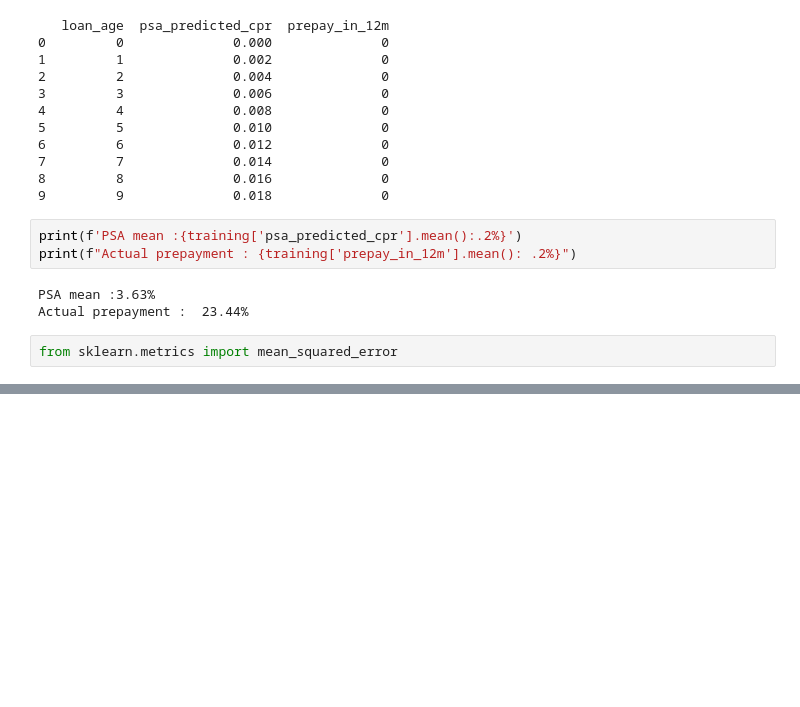
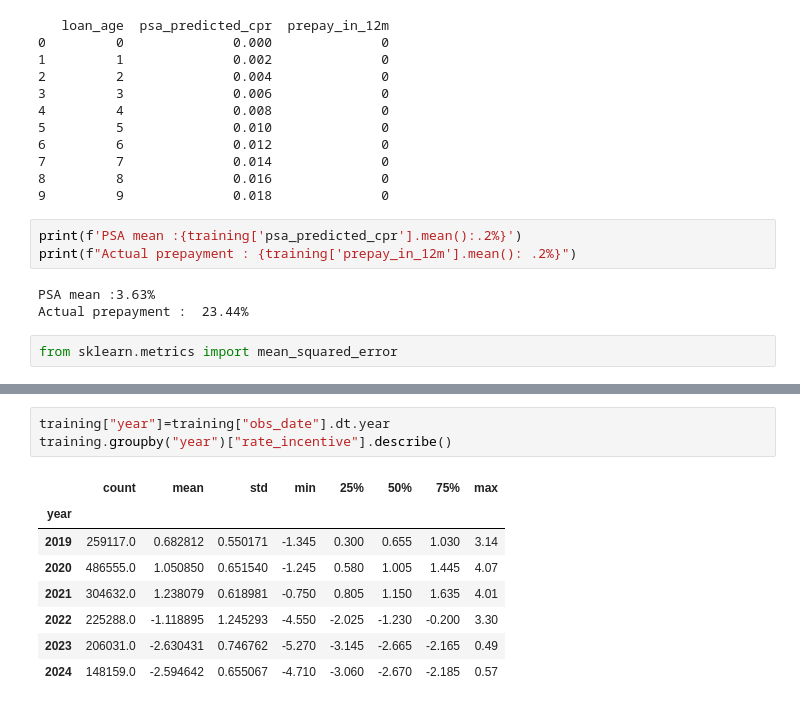
Before and after one commit to dixitbhavin/mbs-prepayment-ml, a Jupyter notebook: 01_load_data.ipynb, the cells around one changed output, grey strips where cells are left out. Saved outputs shown, nothing was run; the diff lists cells and outputs as text; blank space fills up the shorter version.

```diff
--- a/01_load_data.ipynb
+++ b/01_load_data.ipynb
@@ -493,0 +533,12 @@ If we used average prepay speed assumption for every loan RMSE= 0.42
+# %%
+training["year"]=training["obs_date"].dt.year
+training.groupby("year")["rate_incentive"].describe()
+# %% [output]
+|  | count | mean | std | min | 25% | 50% | 75% | max |
+| year |  |  |  |  |  |  |  |  |
+| 2019 | 259117.0 | 0.682812 | 0.550171 | -1.345 | 0.300 | 0.655 | 1.030 | 3.14 |
+| 2020 | 486555.0 | 1.050850 | 0.651540 | -1.245 | 0.580 | 1.005 | 1.445 | 4.07 |
+| 2021 | 304632.0 | 1.238079 | 0.618981 | -0.750 | 0.805 | 1.150 | 1.635 | 4.01 |
+| 2022 | 225288.0 | -1.118895 | 1.245293 | -4.550 | -2.025 | -1.230 | -0.200 | 3.30 |
+| 2023 | 206031.0 | -2.630431 | 0.746762 | -5.270 | -3.145 | -2.665 | -2.165 | 0.49 |
+| 2024 | 148159.0 | -2.594642 | 0.655067 | -4.710 | -3.060 | -2.670 | -2.185 | 0.57 |
```
Also changed, not shown: parts of 13 cells of this notebook.
